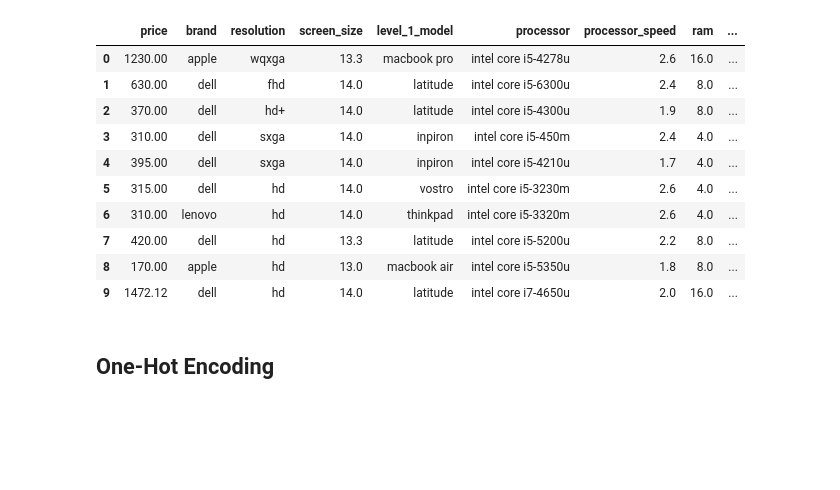
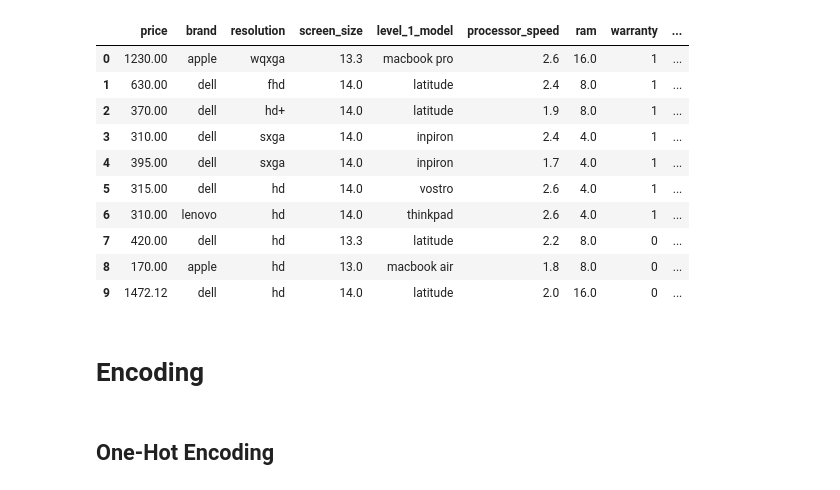
Before and after one commit to leonardoedgar/notebook-engine, a Jupyter notebook: scripts/analyse_data.ipynb, the cells around one changed output. Cells and saved outputs as stored; diff of their text form; code cells hidden in the pictures; blank space fills up the shorter version.

```diff
--- a/scripts/analyse_data.ipynb
+++ b/scripts/analyse_data.ipynb
@@ -16,4 +13,6 @@ import time
 # %%
 df = pd.read_csv("../data/cleaned_data.csv")
 # %%
-columns_to_drop = ["title", "link", "description", "weight", "hdd_gb", "ssd_gb", "graphic_card"]
+columns_to_drop = ["title", "link", "description", "weight", "processor", "hdd_gb", "ssd_gb", "graphic_card"]
+df.drop(columns=columns_to_drop, inplace=True)
+df.info()
@@ -45,15 +39,16 @@ memory usage: 30.8+ KB
 # %%
-encoded_df = df.copy()
-encoded_df.head(10)
+df.head(10)
 # %% [output]
-|  | price | brand | resolution | screen_size | level_1_model | processor | processor_speed | ram | ... |
-| 0 | 1230.00 | apple | wqxga | 13.3 | macbook pro | intel core i5-4278u | 2.6 | 16.0 | ... |
-| 1 | 630.00 | dell | fhd | 14.0 | latitude | intel core i5-6300u | 2.4 | 8.0 | ... |
-| 2 | 370.00 | dell | hd+ | 14.0 | latitude | intel core i5-4300u | 1.9 | 8.0 | ... |
-| 3 | 310.00 | dell | sxga | 14.0 | inpiron | intel core i5-450m | 2.4 | 4.0 | ... |
-| 4 | 395.00 | dell | sxga | 14.0 | inpiron | intel core i5-4210u | 1.7 | 4.0 | ... |
-| 5 | 315.00 | dell | hd | 14.0 | vostro | intel core i5-3230m | 2.6 | 4.0 | ... |
-| 6 | 310.00 | lenovo | hd | 14.0 | thinkpad | intel core i5-3320m | 2.6 | 4.0 | ... |
-| 7 | 420.00 | dell | hd | 13.3 | latitude | intel core i5-5200u | 2.2 | 8.0 | ... |
-| 8 | 170.00 | apple | hd | 13.0 | macbook air | intel core i5-5350u | 1.8 | 8.0 | ... |
-| 9 | 1472.12 | dell | hd | 14.0 | latitude | intel core i7-4650u | 2.0 | 16.0 | ... |
+|  | price | brand | resolution | screen_size | level_1_model | processor_speed | ram | warranty | ... |
+| 0 | 1230.00 | apple | wqxga | 13.3 | macbook pro | 2.6 | 16.0 | 1 | ... |
+| 1 | 630.00 | dell | fhd | 14.0 | latitude | 2.4 | 8.0 | 1 | ... |
+| 2 | 370.00 | dell | hd+ | 14.0 | latitude | 1.9 | 8.0 | 1 | ... |
+| 3 | 310.00 | dell | sxga | 14.0 | inpiron | 2.4 | 4.0 | 1 | ... |
+| 4 | 395.00 | dell | sxga | 14.0 | inpiron | 1.7 | 4.0 | 1 | ... |
+| 5 | 315.00 | dell | hd | 14.0 | vostro | 2.6 | 4.0 | 1 | ... |
+| 6 | 310.00 | lenovo | hd | 14.0 | thinkpad | 2.6 | 4.0 | 1 | ... |
+| 7 | 420.00 | dell | hd | 13.3 | latitude | 2.2 | 8.0 | 0 | ... |
+| 8 | 170.00 | apple | hd | 13.0 | macbook air | 1.8 | 8.0 | 0 | ... |
+| 9 | 1472.12 | dell | hd | 14.0 | latitude | 2.0 | 16.0 | 0 | ... |
+# %% [markdown]
+# Encoding
```
Also changed, not shown: parts of 19 cells of this notebook.
